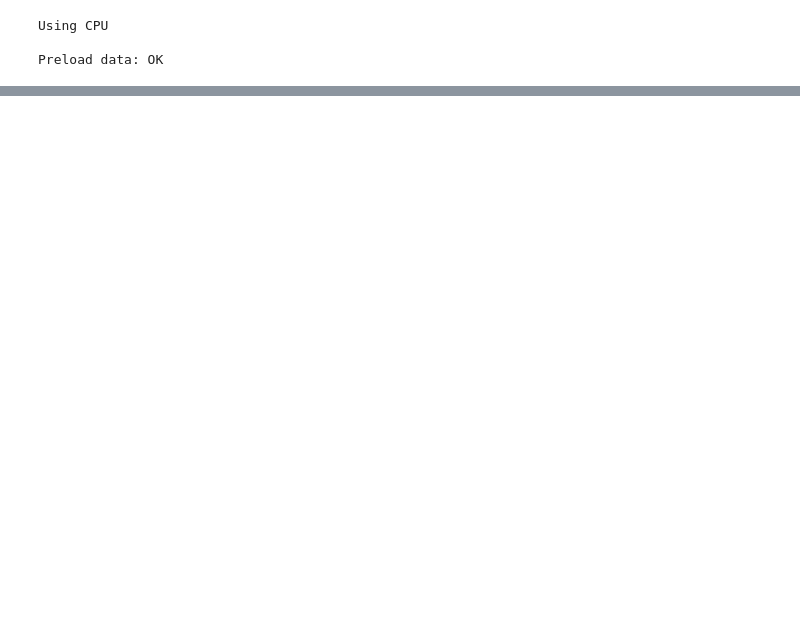
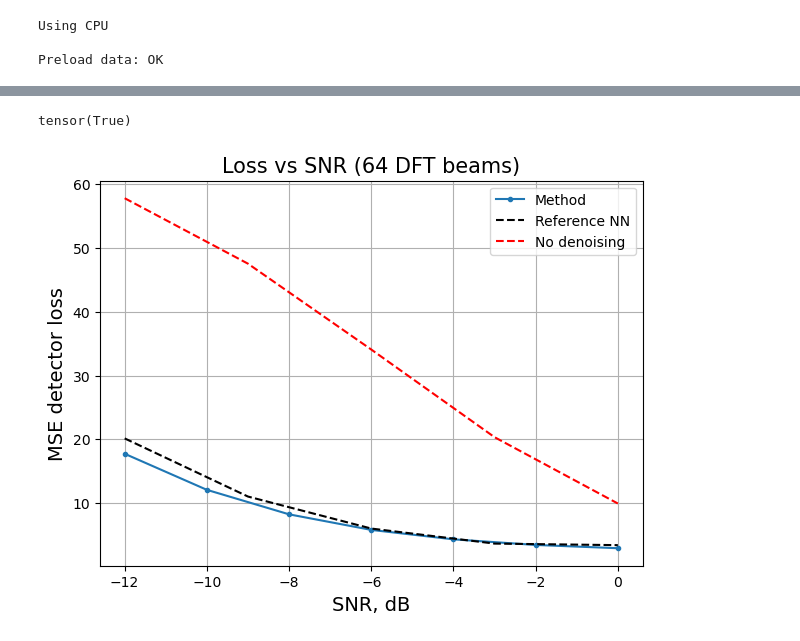
Before and after one commit to Albly/ML_for_channel_estimation, a Jupyter notebook: Notebooks/dncnn.ipynb, the cells around one changed output, grey strips where cells are left out. Saved outputs shown, nothing was run; the diff lists cells and outputs as text; code cells hidden in the pictures; blank space fills up the shorter version.

```diff
--- a/Notebooks/dncnn.ipynb
+++ b/Notebooks/dncnn.ipynb
@@ -505,0 +515,4 @@ for epoch in range(1000):
+# %%
+torch.isclose(x_batch_spec,test).all()
+# %% [output]
+tensor(True)
@@ -505,0 +614,40 @@ for epoch in range(1000):
+# %%
+# Вызов функции
+SNR_range = range(-12,1,2)
+scenario_range = range(1, 140, 2)
+
+detector_error_beam_net_1, losses = get_detector_er(method= nothing, is_complex=True,
+            dtype = dtype, onePilotFolder=onePilotFolder,dataL=dataL,
+            inds=scenario_range,
+            scen = scen0,
+            ml = ml_default,
+            SNR_L=SNR_range,
+            precoding=beam_time_transform ,
+            aftercoding=ant_freq_transform)
+# %%
+reference = [20.1498, 11.0312,6.0139, 3.6551, 3.4109 ]
+noise = [57.8161, 47.5496, 34.0860, 20.339, 9.9376]
+lista_beam_net_1 = [22.4750, 11.875, 6.335, 3.123, 2.094]
+lista_beam_net_2 = [21.1612, 10.924, 6.216, 3.526, 3.194]
+SNR_range = range(-12,1,2)
+SNR2_range = range(-12,1,3)
+
+import matplotlib.pyplot as plt
+plt.style.use("default")
+
+plt.figure(figsize=(7,5))
+plt.plot(SNR_range,detector_error_beam_net_1,'.-' ,label = 'Method')
+plt.plot(SNR2_range,reference,'--k',label = 'Reference NN' )
+plt.plot(SNR2_range,noise,'--r',label = 'No denoising' )
+
+plt.legend()
+plt.title("Loss vs SNR (64 DFT beams)", fontsize = 15)
+plt.xlabel("SNR, dB" , fontsize = 14)
+plt.ylabel("MSE detector loss", fontsize = 14);
+#plt.ylim([0 , 48])
+plt.grid()
+
+
+plt.show()
+# %% [output]
+[figure, added]
```
Also changed, not shown: parts of 6 cells of this notebook, 1 other file.
